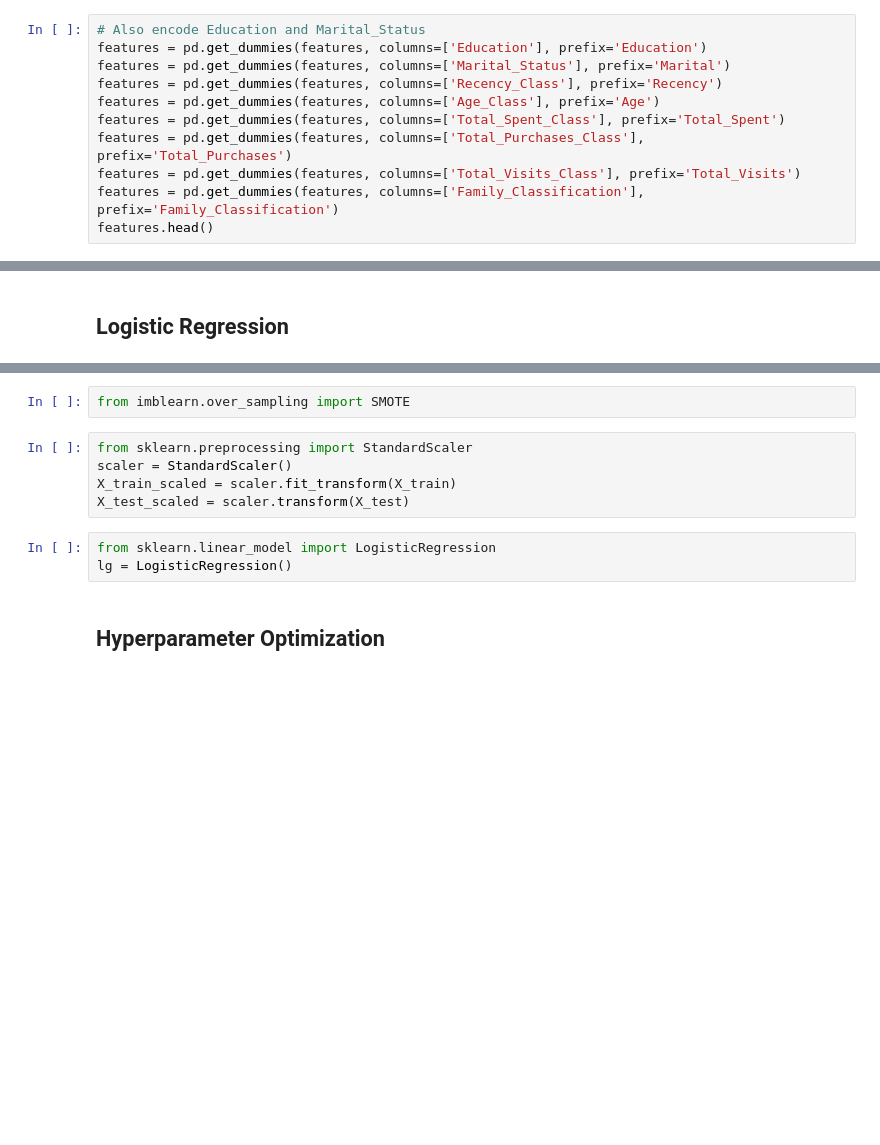
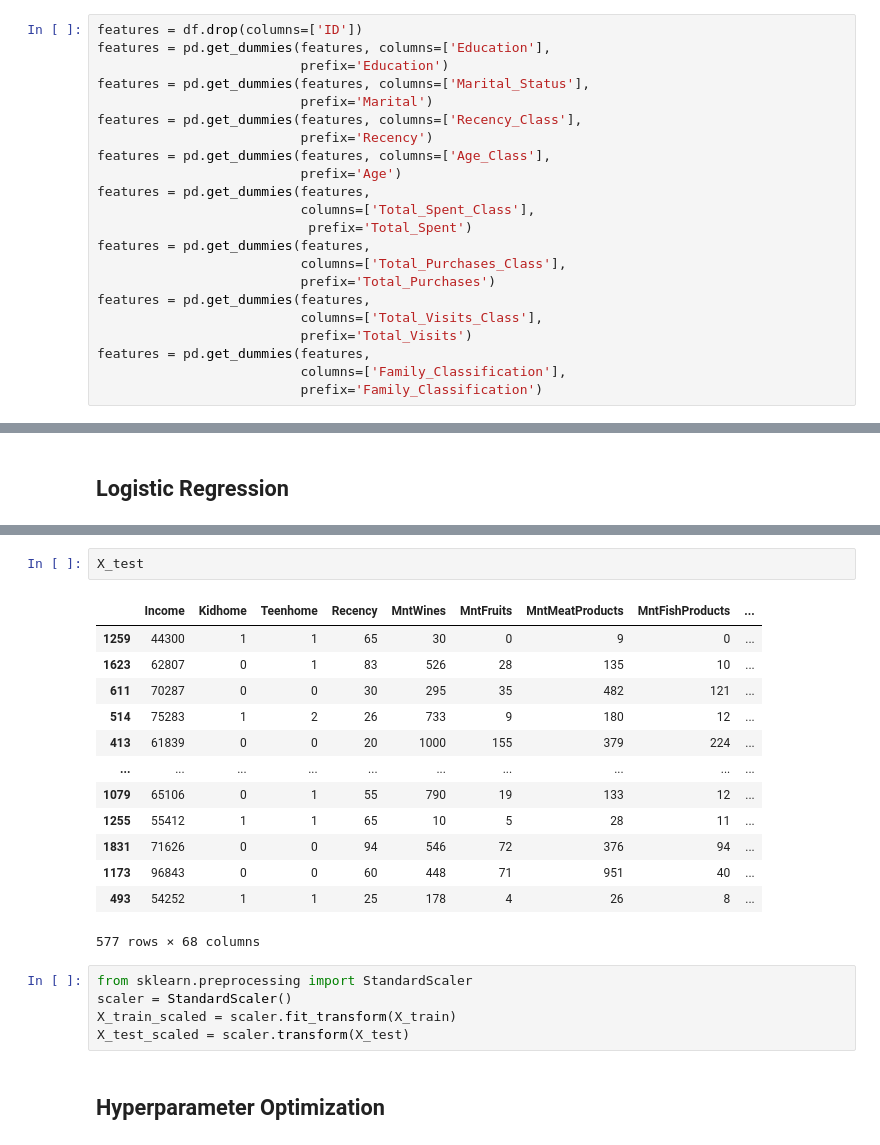
Before and after one commit to Ronan-Daliuag/Determining-Leads, a Jupyter notebook: Padrejuan-Model-Training.ipynb, the cells around one changed output, grey strips where cells are left out. Cells and saved outputs as stored; diff of their text form; blank space fills up the shorter version.

```diff
--- a/Padrejuan-Model-Training.ipynb
+++ b/Padrejuan-Model-Training.ipynb
@@ -14,12 +19,23 @@ features.head()
 # %%
-# Also encode Education and Marital_Status
-features = pd.get_dummies(features, columns=['Education'], prefix='Education')
-features = pd.get_dummies(features, columns=['Marital_Status'], prefix='Marital')
-features = pd.get_dummies(features, columns=['Recency_Class'], prefix='Recency')
-features = pd.get_dummies(features, columns=['Age_Class'], prefix='Age')
-features = pd.get_dummies(features, columns=['Total_Spent_Class'], prefix='Total_Spent')
-features = pd.get_dummies(features, columns=['Total_Purchases_Class'], prefix='Total_Purchases')
-features = pd.get_dummies(features, columns=['Total_Visits_Class'], prefix='Total_Visits')
-features = pd.get_dummies(features, columns=['Family_Classification'], prefix='Family_Classification')
-features.head()
+features = df.drop(columns=['ID'])
+features = pd.get_dummies(features, columns=['Education'],
+                          prefix='Education')
+features = pd.get_dummies(features, columns=['Marital_Status'],
+                          prefix='Marital')
+features = pd.get_dummies(features, columns=['Recency_Class'],
+                          prefix='Recency')
+features = pd.get_dummies(features, columns=['Age_Class'],
+                          prefix='Age')
+features = pd.get_dummies(features,
+                          columns=['Total_Spent_Class'],
+                           prefix='Total_Spent')
+features = pd.get_dummies(features,
+                          columns=['Total_Purchases_Class'],
+                          prefix='Total_Purchases')
+features = pd.get_dummies(features,
+                          columns=['Total_Visits_Class'],
+                          prefix='Total_Visits')
+features = pd.get_dummies(features,
+                          columns=['Family_Classification'],
+                          prefix='Family_Classification')
 # %%
@@ -59,13 +107,24 @@ X_train, X_test, y_train, y_test = train_test_split(X, y, test_size = 0.3, rando
-# %%
-from imblearn.over_sampling import SMOTE
+# %%
+X_test
+# %% [output]
+|  | Income | Kidhome | Teenhome | Recency | MntWines | MntFruits | MntMeatProducts | MntFishProducts | ... |
+| 1259 | 44300 | 1 | 1 | 65 | 30 | 0 | 9 | 0 | ... |
+| 1623 | 62807 | 0 | 1 | 83 | 526 | 28 | 135 | 10 | ... |
+| 611 | 70287 | 0 | 0 | 30 | 295 | 35 | 482 | 121 | ... |
+| 514 | 75283 | 1 | 2 | 26 | 733 | 9 | 180 | 12 | ... |
+| 413 | 61839 | 0 | 0 | 20 | 1000 | 155 | 379 | 224 | ... |
+| ... | ... | ... | ... | ... | ... | ... | ... | ... | ... |
+| 1079 | 65106 | 0 | 1 | 55 | 790 | 19 | 133 | 12 | ... |
+| 1255 | 55412 | 1 | 1 | 65 | 10 | 5 | 28 | 11 | ... |
+| 1831 | 71626 | 0 | 0 | 94 | 546 | 72 | 376 | 94 | ... |
+| 1173 | 96843 | 0 | 0 | 60 | 448 | 71 | 951 | 40 | ... |
+| 493 | 54252 | 1 | 1 | 25 | 178 | 4 | 26 | 8 | ... |
+577 rows × 68 columns
 # %%
 from sklearn.preprocessing import StandardScaler
 scaler = StandardScaler()
 X_train_scaled = scaler.fit_transform(X_train)
 X_test_scaled = scaler.transform(X_test)
-# %%
-from sklearn.linear_model import LogisticRegression
-lg = LogisticRegression()
 # %% [markdown]
 ## Hyperparameter Optimization
 # %%
```
Also changed, not shown: parts of 26 cells of this notebook.
